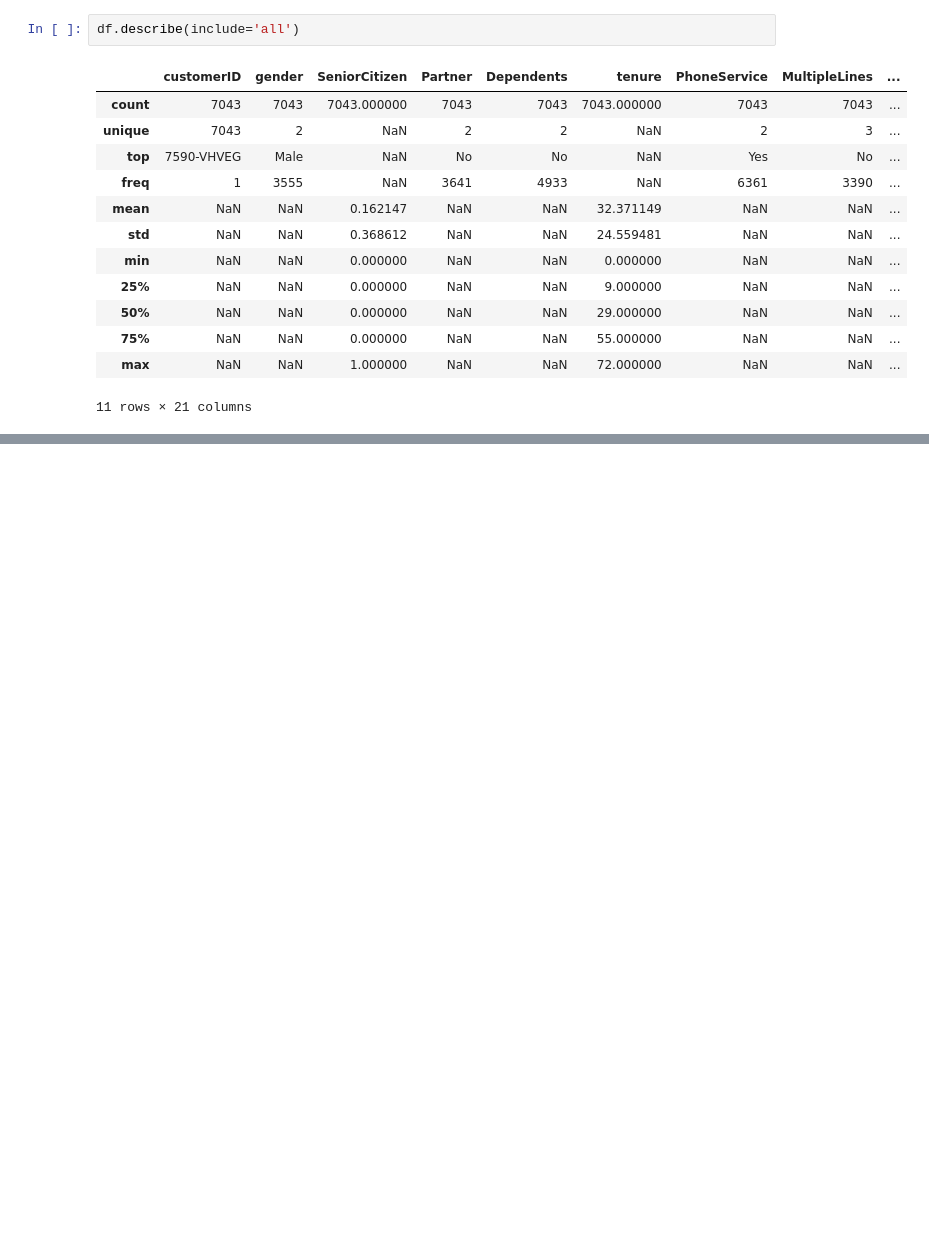
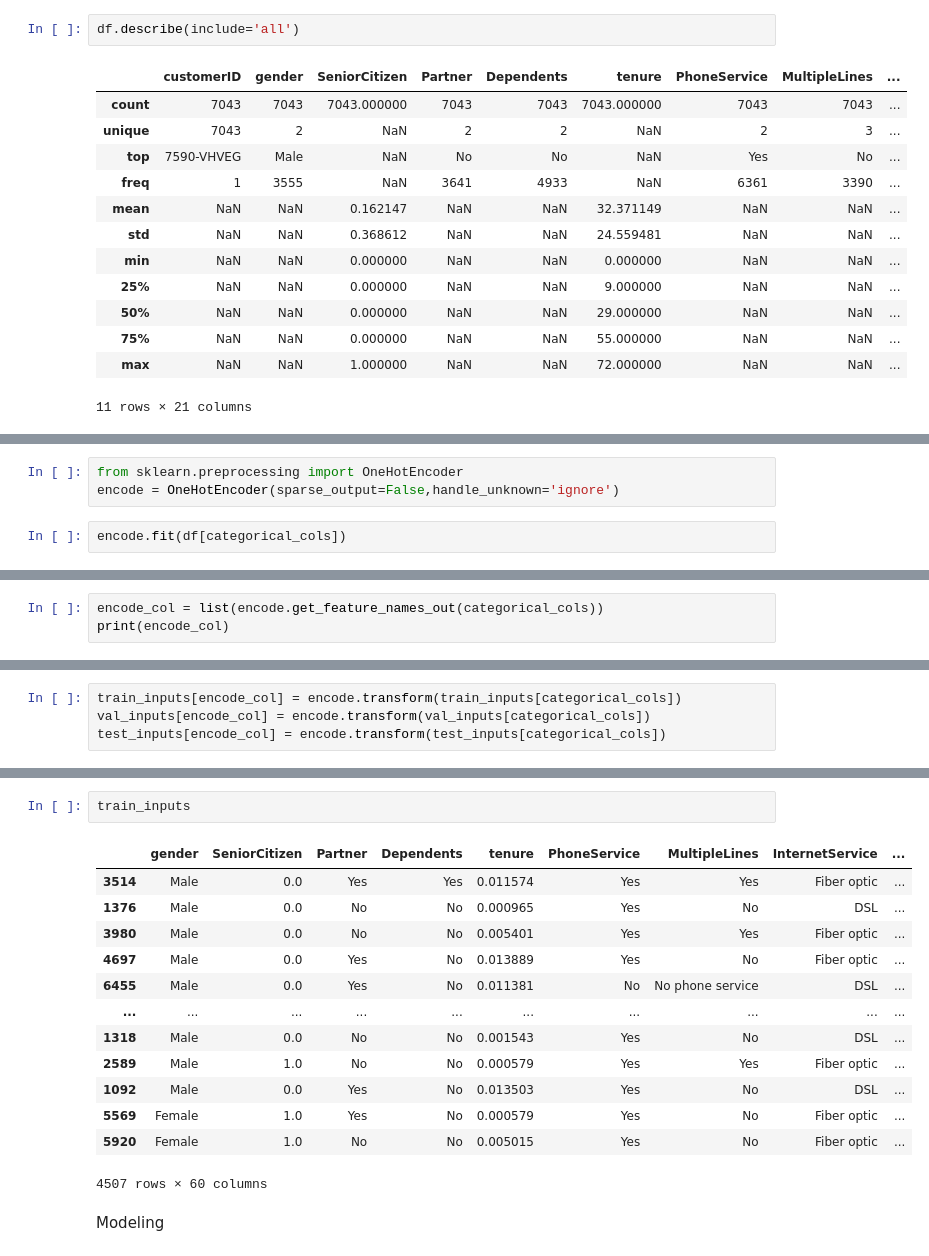
Before and after one commit to Hyndavi334/Telecom-Churn-Logistic-Regression, a Jupyter notebook: Notebooks/modeling.ipynb, the cells around one changed output, grey strips where cells are left out. Cells and saved outputs as stored; diff of their text form; blank space fills up the shorter version.

```diff
--- a/Notebooks/modeling.ipynb
+++ b/Notebooks/modeling.ipynb
@@ -219,0 +277,5 @@ weighted avg       0.76      0.76      0.76       705
+# %%
+from sklearn.preprocessing import OneHotEncoder
+encode = OneHotEncoder(sparse_output=False,handle_unknown='ignore')
+# %%
+encode.fit(df[categorical_cols])
@@ -219,0 +303,3 @@ weighted avg       0.76      0.76      0.76       705
+# %%
+encode_col = list(encode.get_feature_names_out(categorical_cols))
+print(encode_col)
@@ -219,0 +308,4 @@ weighted avg       0.76      0.76      0.76       705
+# %%
+train_inputs[encode_col] = encode.transform(train_inputs[categorical_cols])
+val_inputs[encode_col] = encode.transform(val_inputs[categorical_cols])
+test_inputs[encode_col] = encode.transform(test_inputs[categorical_cols])
@@ -219,0 +328,18 @@ weighted avg       0.76      0.76      0.76       705
+# %%
+train_inputs
+# %% [output]
+|  | gender | SeniorCitizen | Partner | Dependents | tenure | PhoneService | MultipleLines | InternetService | ... |
+| 3514 | Male | 0.0 | Yes | Yes | 0.011574 | Yes | Yes | Fiber optic | ... |
+| 1376 | Male | 0.0 | No | No | 0.000965 | Yes | No | DSL | ... |
+| 3980 | Male | 0.0 | No | No | 0.005401 | Yes | Yes | Fiber optic | ... |
+| 4697 | Male | 0.0 | Yes | No | 0.013889 | Yes | No | Fiber optic | ... |
+| 6455 | Male | 0.0 | Yes | No | 0.011381 | No | No phone service | DSL | ... |
+| ... | ... | ... | ... | ... | ... | ... | ... | ... | ... |
+| 1318 | Male | 0.0 | No | No | 0.001543 | Yes | No | DSL | ... |
+| 2589 | Male | 1.0 | No | No | 0.000579 | Yes | Yes | Fiber optic | ... |
+| 1092 | Male | 0.0 | Yes | No | 0.013503 | Yes | No | DSL | ... |
+| 5569 | Female | 1.0 | Yes | No | 0.000579 | Yes | No | Fiber optic | ... |
+| 5920 | Female | 1.0 | No | No | 0.005015 | Yes | No | Fiber optic | ... |
+4507 rows × 60 columns
+# %% [markdown]
+Modeling
```
Also changed, not shown: parts of 69 cells of this notebook, 1 other file.
